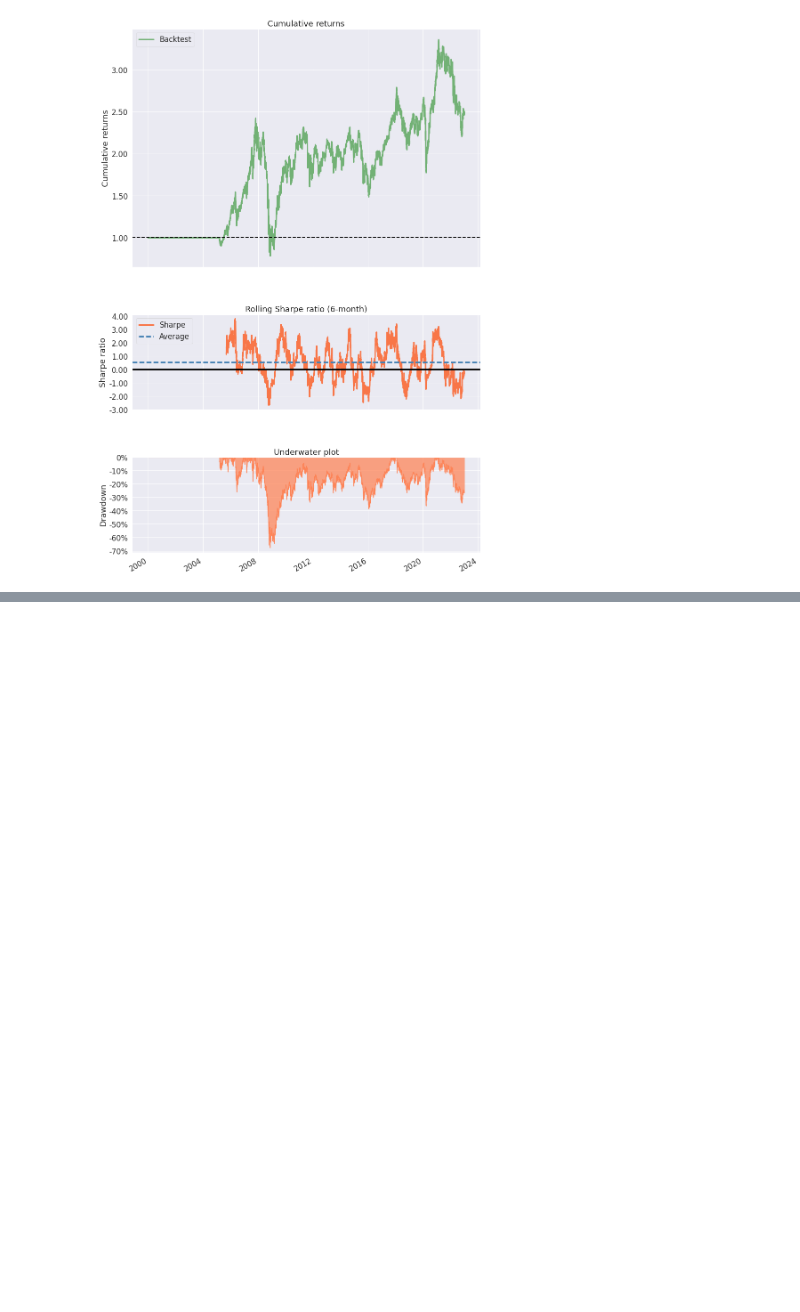
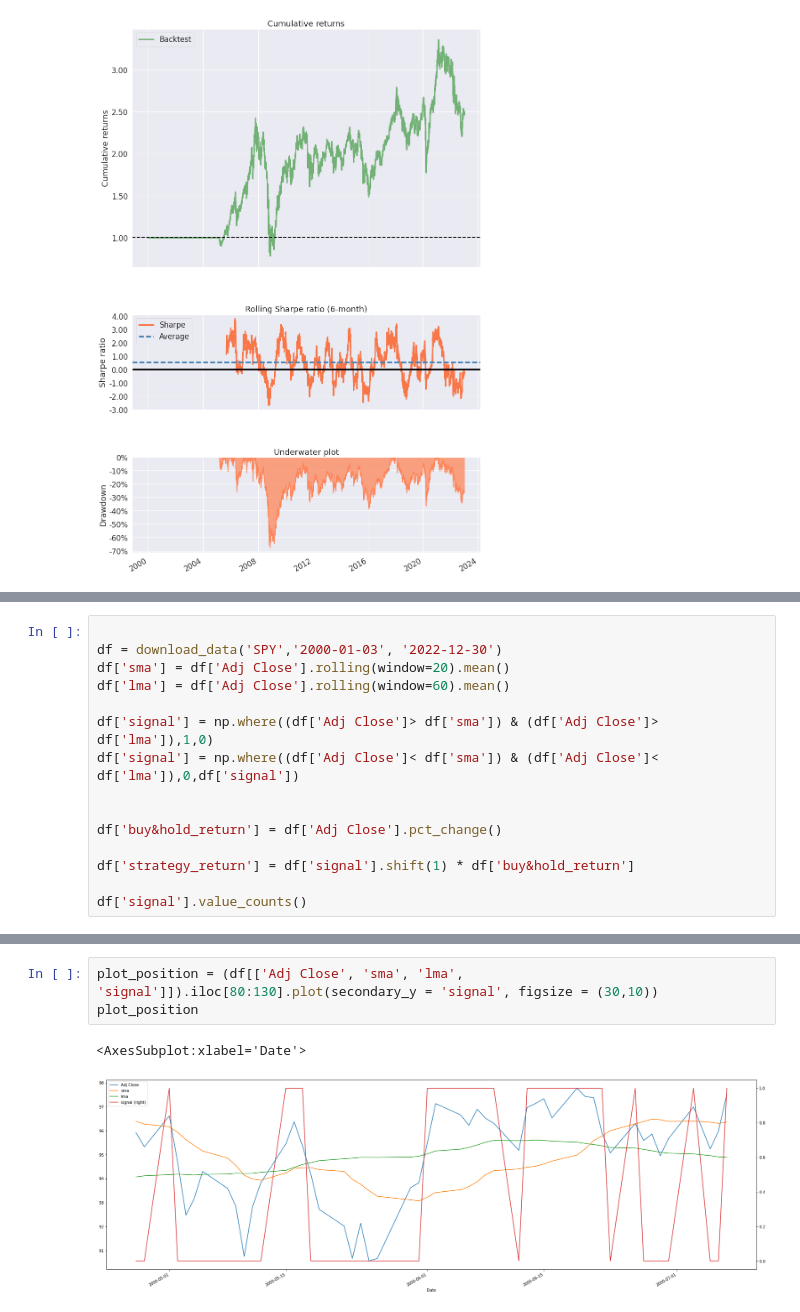
Before and after one commit to cyberkatie/ETF-Trading-Project, a Jupyter notebook: data.ipynb, the cells around one changed output, grey strips where cells are left out. Saved outputs shown, nothing was run; the diff lists cells and outputs as text; blank space fills up the shorter version.

```diff
--- a/data.ipynb
+++ b/data.ipynb
@@ -240,0 +182,15 @@ pf.plot_monthly_returns_heatmap(data['Adj Close']['SPY'].pct_change())
+# %%
+
+df = download_data('SPY','2000-01-03', '2022-12-30')
+df['sma'] = df['Adj Close'].rolling(window=20).mean()
+df['lma'] = df['Adj Close'].rolling(window=60).mean()
+
+df['signal'] = np.where((df['Adj Close']> df['sma']) & (df['Adj Close']> df['lma']),1,0)
+df['signal'] = np.where((df['Adj Close']< df['sma']) & (df['Adj Close']< df['lma']),0,df['signal'])
+
+
+df['buy&hold_return'] = df['Adj Close'].pct_change()
+
+df['strategy_return'] = df['signal'].shift(1) * df['buy&hold_return']
+
+df['signal'].value_counts()
@@ -240,0 +210,6 @@ pf.plot_monthly_returns_heatmap(data['Adj Close']['SPY'].pct_change())
+# %%
+plot_position = (df[['Adj Close', 'sma', 'lma', 'signal']]).iloc[80:130].plot(secondary_y = 'signal', figsize = (30,10))
+plot_position
+# %% [output]
+<AxesSubplot:xlabel='Date'>
+[figure, added]
```
Also changed, not shown: parts of 14 cells of this notebook.
